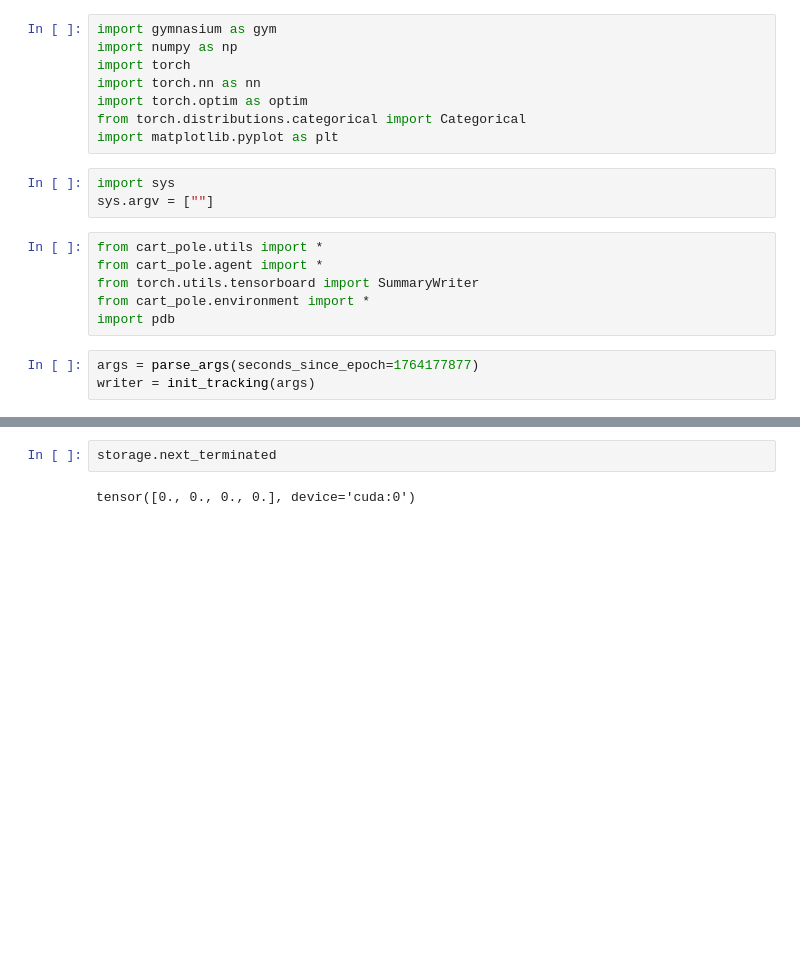
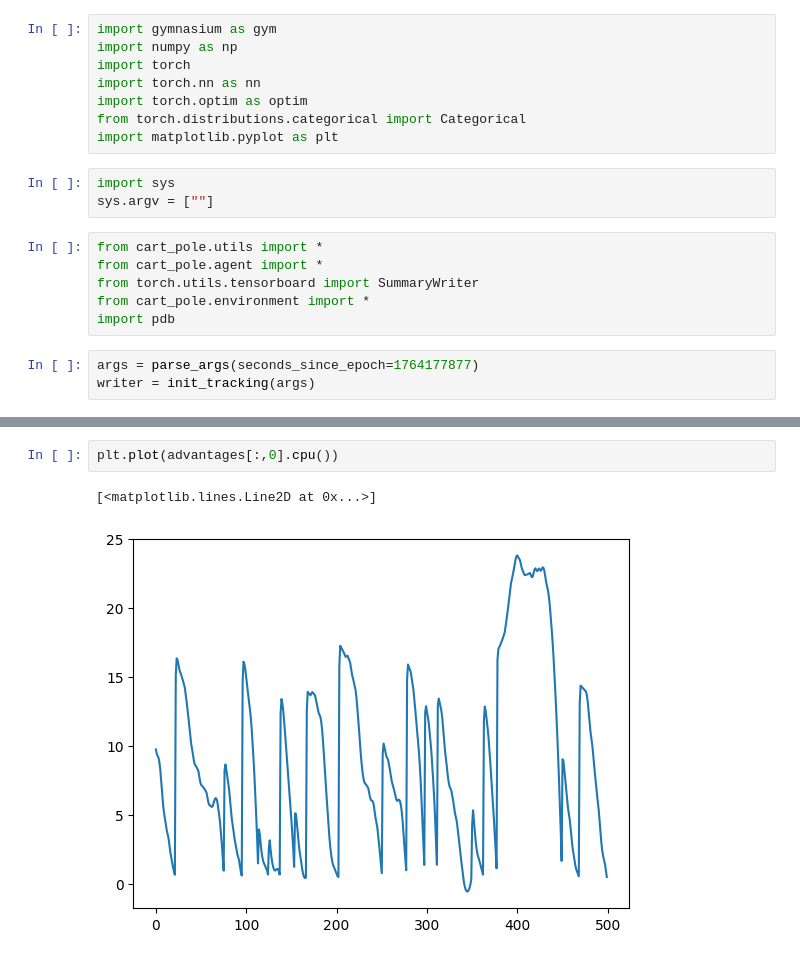
Before and after one commit to mspcvsp/cartpolev1, a Jupyter notebook: CartPole_PPO.ipynb, the cells around one changed output, grey strips where cells are left out. Drawn from its saved outputs; the diff is of its cells as text; blank space fills up the shorter version.

```diff
--- a/CartPole_PPO.ipynb
+++ b/CartPole_PPO.ipynb
@@ -34,4 +36,5 @@ storage.rollout(agent, envs)
-# %%
-storage.next_terminated
-# %% [output]
-tensor([0., 0., 0., 0.], device='cuda:0')
+# %%
+plt.plot(advantages[:,0].cpu())
+# %% [output]
+[<matplotlib.lines.Line2D at 0x...>]
+[figure, added]
```
Also changed, not shown: parts of 1 cell of this notebook, 1 other file.
